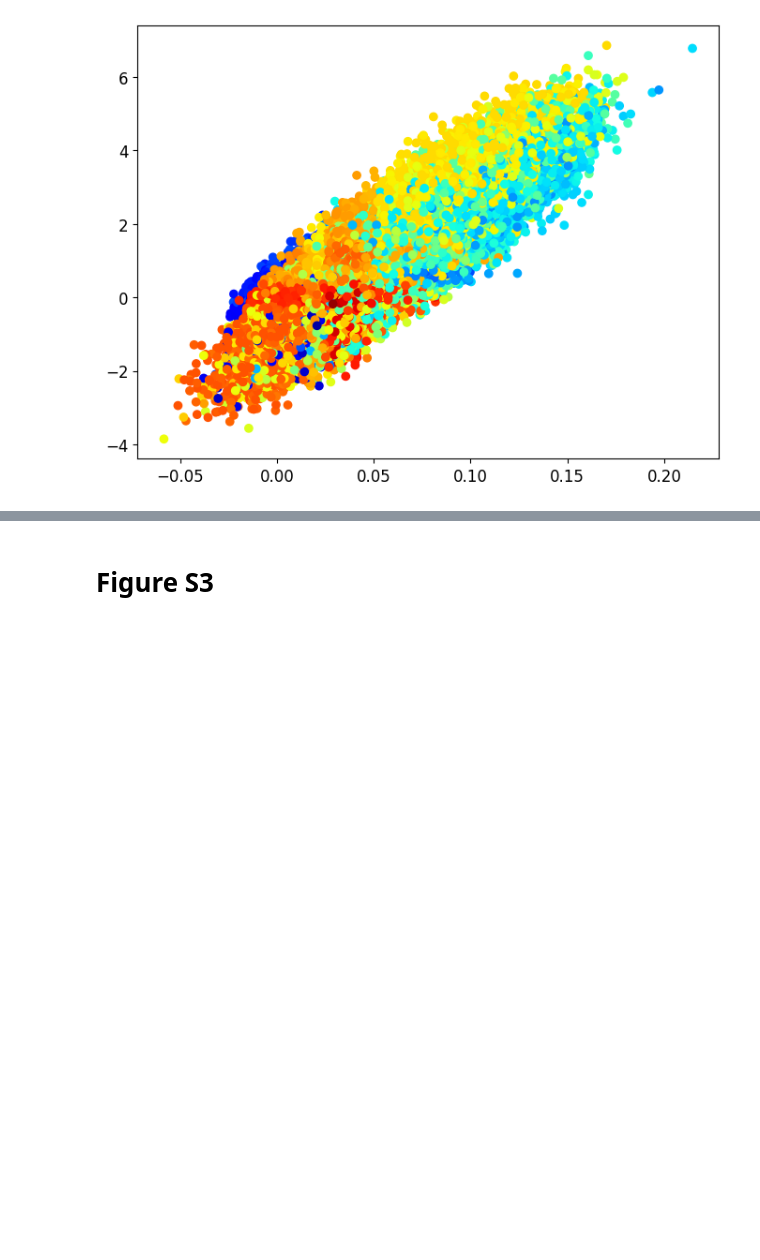
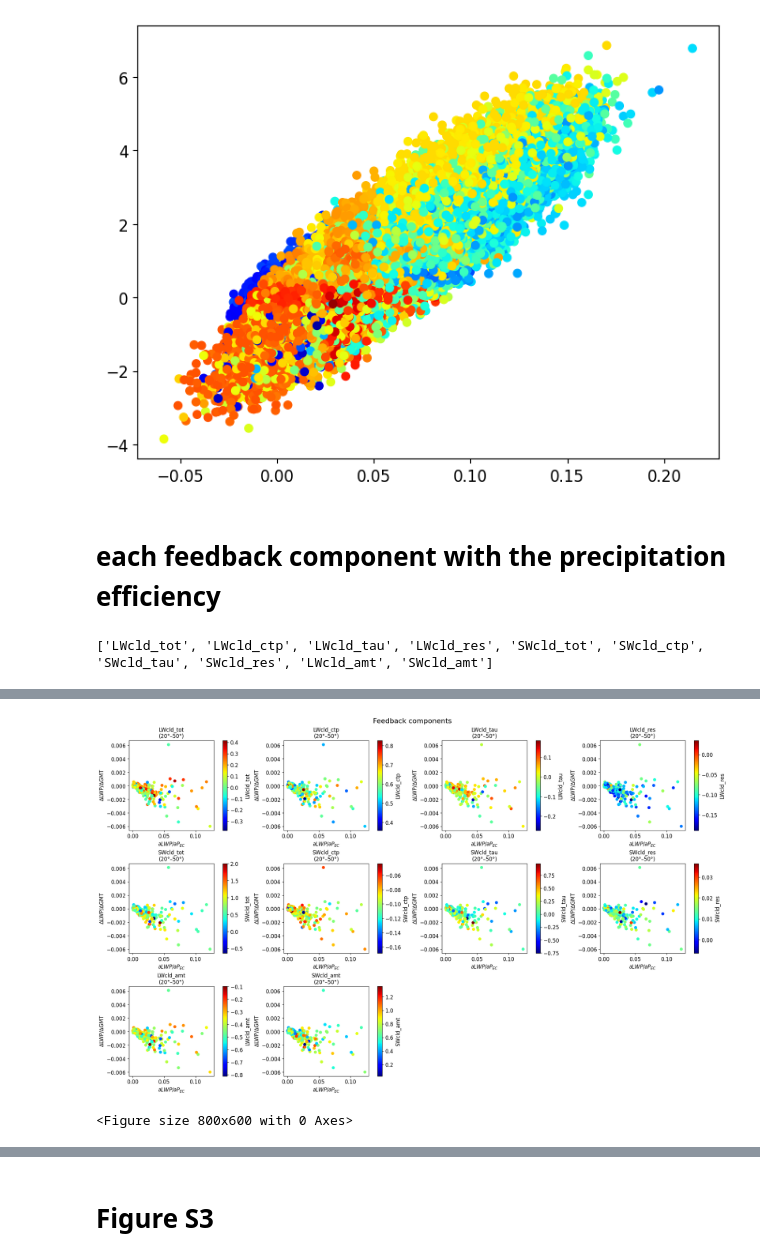
Before and after one commit to wgh-private/globalFB_precipeff, a Jupyter notebook: kernel_finalwork.ipynb, the cells around one changed output, grey strips where cells are left out. Drawn from its saved outputs; the diff is of its cells as text; code cells hidden in the pictures; blank space fills up the shorter version.

Commit message:
separate feedback components with PE in subtropics

```diff
--- a/kernel_finalwork.ipynb
+++ b/kernel_finalwork.ipynb
@@ -2067,3 +2082,72 @@ MAE: 0.04281487591166887
 <matplotlib.collections.PathCollection at 0x...>
 [figure]
 [figure]
+# %% [markdown]
+# each feedback component with the precipitation efficiency
+# %%
+files = "/glade/derecho/scratch/travisa/CAM6_kernels/member_number_000/CAM6_PPE_CRK_decomp_all_pressure_all_cloud.nc"
+allData = xr.open_dataset(files)
+# %%
+var_names = list(allData.data_vars.keys())
+print(var_names)
+# %% [output]
+['LWcld_tot', 'LWcld_ctp', 'LWcld_tau', 'LWcld_res', 'SWcld_tot', 'SWcld_ctp', 'SWcld_tau', 'SWcld_res', 'LWcld_amt', 'SWcld_amt']
+# %%
+pe_metric = PPE_grad_LWP_PRC #PPE_grad_LWP_WCB
+obs_pe_metric = obs_grad_LWP_PRC #obs_grad_LWP_WCB
+lower_pe_metric, upper_pe_metric = lower_bound_PRC, upper_bound_PRC  #lower_bound_WCB, upper_bound_WCB
+print(f'************* pe_metric = PPE_grad_LWP_PRC *****************\n')
+
+# latitude regime
+min_lat, max_lat = 20, 50
+
+# set up figure with subplots
+nvars = len(var_names)
+ncols = 4   # for example, arrange in 2 rows × 5 columns
+nrows = int(np.ceil(nvars / ncols))
+
+fig, axes = plt.subplots(nrows=nrows, ncols=ncols, figsize=(20, 12), constrained_layout=True)
+axes = axes.flatten()  # make it 1D for easy indexing
+
+
+for i, varn in enumerate(var_names):
+    print(f'*************** {varn} ***************')
+    totdCRE_g = load_cf(varn)
+
+    print(f'*************** {varn} sel_regime ***************')
+    cf_sel = sel_regime(totdCRE_g, min_lat, max_lat)
+    cf_mean, cf_sem, cf_std = lat_weight_mean(cf_sel)
+
+    print(f'*************** dLWP_g sel_regime ***************')
+    dLWP_TSmap_sel = sel_regime(dLWP_g, min_lat, max_lat)
+    dLWP_TSmap_sel_mean = lat_weight_mean(dLWP_TSmap_sel)[0]
+
+    # ensure common members across all datasets
+    common_members = np.intersect1d(cf_mean['runs'].values, pe_metric['runs'].values)
+    common_members = np.intersect1d(common_members, dLWP_TSmap_sel_mean['runs'].values)
+
+    cf_mean = cf_mean.sel(runs=common_members)
+    pe_metric_sel = pe_metric.sel(runs=common_members)  # avoid overwriting global pe_metric
+    dLWP_TSmap_sel_mean = dLWP_TSmap_sel_mean.sel(runs=common_members)
+
+    print(f'*************** len(cf_mean): {len(cf_mean)}, len(pe_metric): {len(pe_metric_sel)} , len(dLWP_TSmap_sel_mean): {len(dLWP_TSmap_sel_mean)} ***************\n')
+
+    # plot on the right subplot
+    ax = axes[i]
+    sc = ax.scatter(pe_metric_sel, dLWP_TSmap_sel_mean, c=cf_mean, cmap='jet')
+    ax.set_title(f'{varn}\n({min_lat}°–{max_lat}°)')
+    ax.set_xlabel('$∂LWP/∂P_{EC}$')
+    ax.set_ylabel('∆LWP/∆GMT')
+
+    # add colorbar to each subplot (optional: might get cluttered)
+    cbar = fig.colorbar(sc, ax=ax, orientation='vertical')
+    cbar.set_label(varn)
+
+# if fewer than 10 vars, hide empty subplots
+for j in range(i + 1, len(axes)):
+    fig.delaxes(axes[j])
+
+plt.suptitle('Feedback components', fontsize=16)
+plt.show()
+plt.savefig(fig_dir+'feedback_components_subtropics', facecolor='white', dpi=300)
+# %% [output]
@@ -2069,0 +2171,2 @@ MAE: 0.04281487591166887
+[figure, added]
+<Figure size 800x600 with 0 Axes>
```
Also changed, not shown: parts of 29 cells of this notebook.
